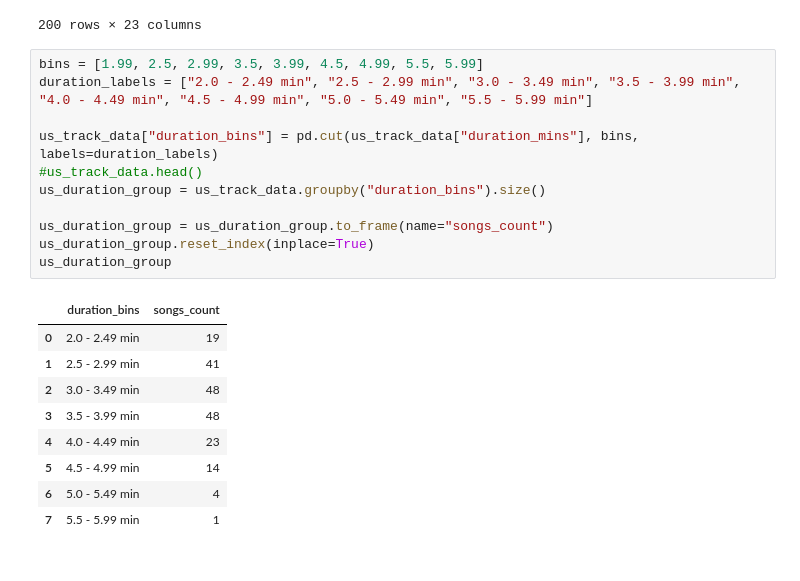
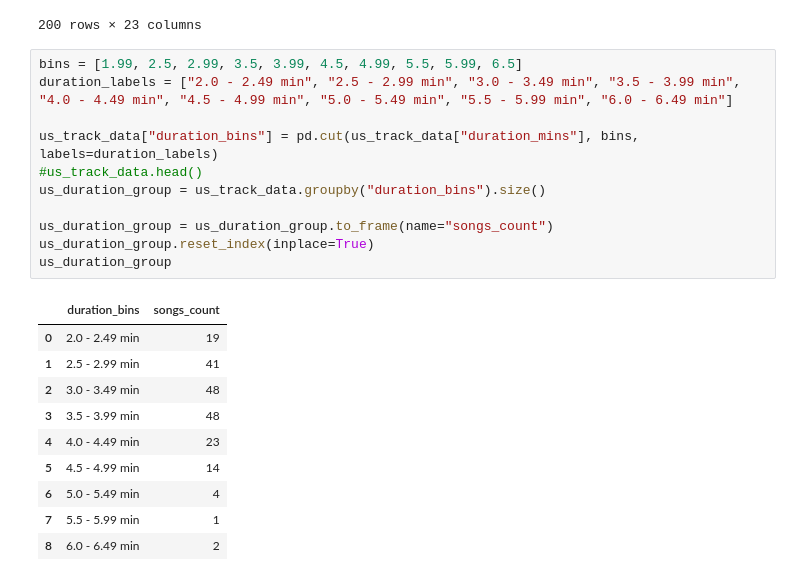
Before and after one commit to mbruns13/project_1_spotify, a Jupyter notebook: song_duration.ipynb, the cells around one changed output. Saved outputs shown, nothing was run; the diff lists cells and outputs as text.

```diff
--- a/song_duration.ipynb
+++ b/song_duration.ipynb
@@ -666,26 +669,27 @@ us_track_data
 | 199 | 200 | 7ohROa13QK43JBRqfCmz4P | Lil Durk, Gunna | What Happened To Virgil (feat. Gu... | 47 | 176 | 12 | ... |
 200 rows × 23 columns
 # %%
-bins = [1.99, 2.5, 2.99, 3.5, 3.99, 4.5, 4.99, 5.5, 5.99]
-duration_labels = ["2.0 - 2.49 min", "2.5 - 2.99 min", "3.0 - 3.49 min", "3.5 - 3.99 min", "4.0 - 4.49 min", "4.5 - 4.99 min", "5.0 - 5.49 min", "5.5 - 5.99 min"]
+bins = [1.99, 2.5, 2.99, 3.5, 3.99, 4.5, 4.99, 5.5, 5.99, 6.5]
+duration_labels = ["2.0 - 2.49 min", "2.5 - 2.99 min", "3.0 - 3.49 min", "3.5 - 3.99 min", "4.0 - 4.49 min", "4.5 - 4.99 min", "5.0 - 5.49 min", "5.5 - 5.99 min", "6.0 - 6.49 min"]
 
 us_track_data["duration_bins"] = pd.cut(us_track_data["duration_mins"], bins, labels=duration_labels)
 #us_track_data.head()
 us_duration_group = us_track_data.groupby("duration_bins").size()
 
 us_duration_group = us_duration_group.to_frame(name="songs_count")
 us_duration_group.reset_index(inplace=True)
 us_duration_group
 # %% [output]
 |  | duration_bins | songs_count |
 | 0 | 2.0 - 2.49 min | 19 |
 | 1 | 2.5 - 2.99 min | 41 |
 | 2 | 3.0 - 3.49 min | 48 |
 | 3 | 3.5 - 3.99 min | 48 |
 | 4 | 4.0 - 4.49 min | 23 |
 | 5 | 4.5 - 4.99 min | 14 |
 | 6 | 5.0 - 5.49 min | 4 |
 | 7 | 5.5 - 5.99 min | 1 |
+| 8 | 6.0 - 6.49 min | 2 |
 # %%
 fig = us_duration_group.plot.bar("duration_bins",title="USA Top Songs 5/27/2022 - 6/2/2022: Number of Ranked Songs by Duration",xlabel="Song Duration (mins)",ylabel="Number of Songs", rot=45, legend=None)
 plt.xticks(ha="right")
```
Also changed, not shown: parts of 11 cells of this notebook, 5 other files.
